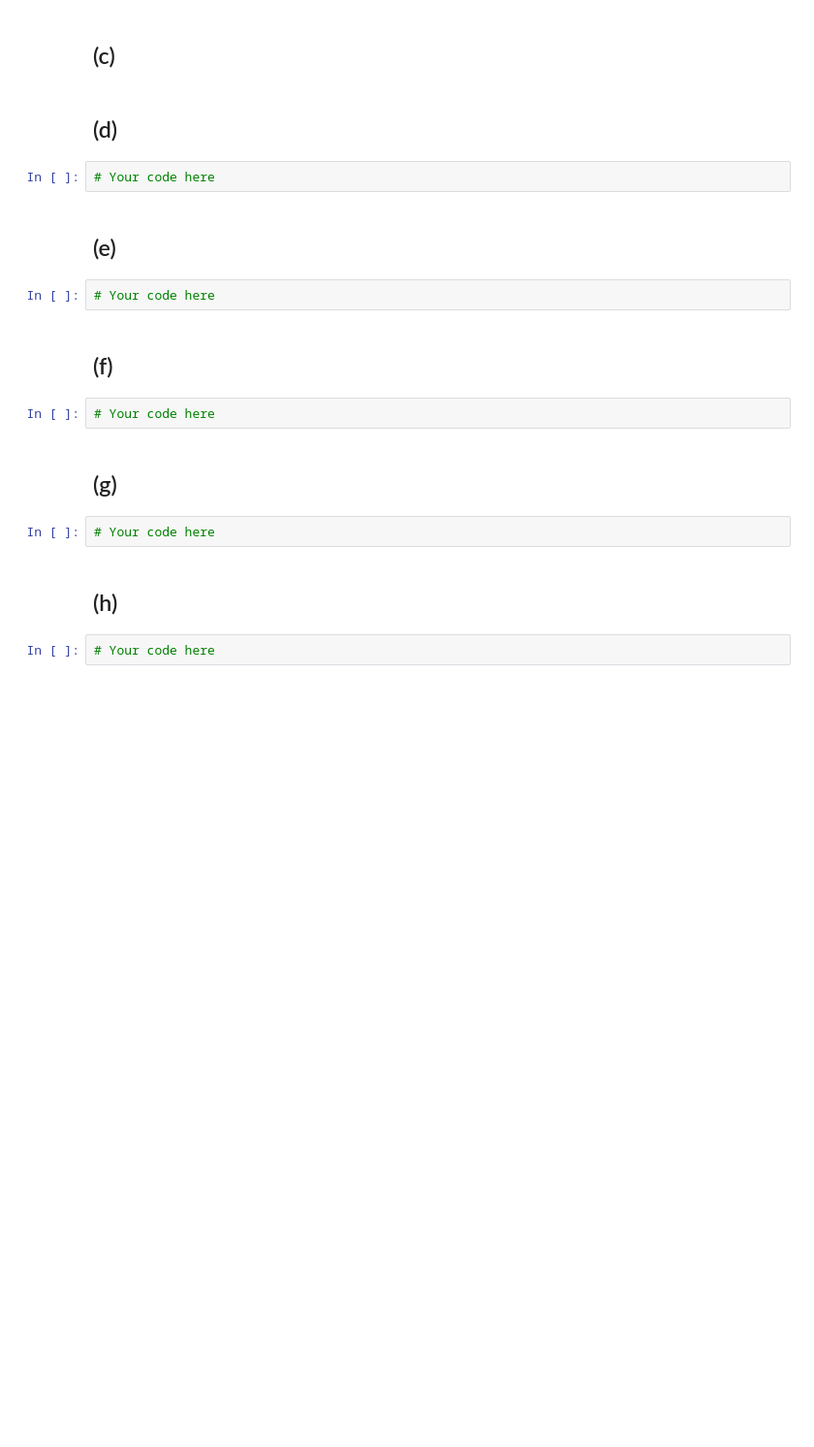
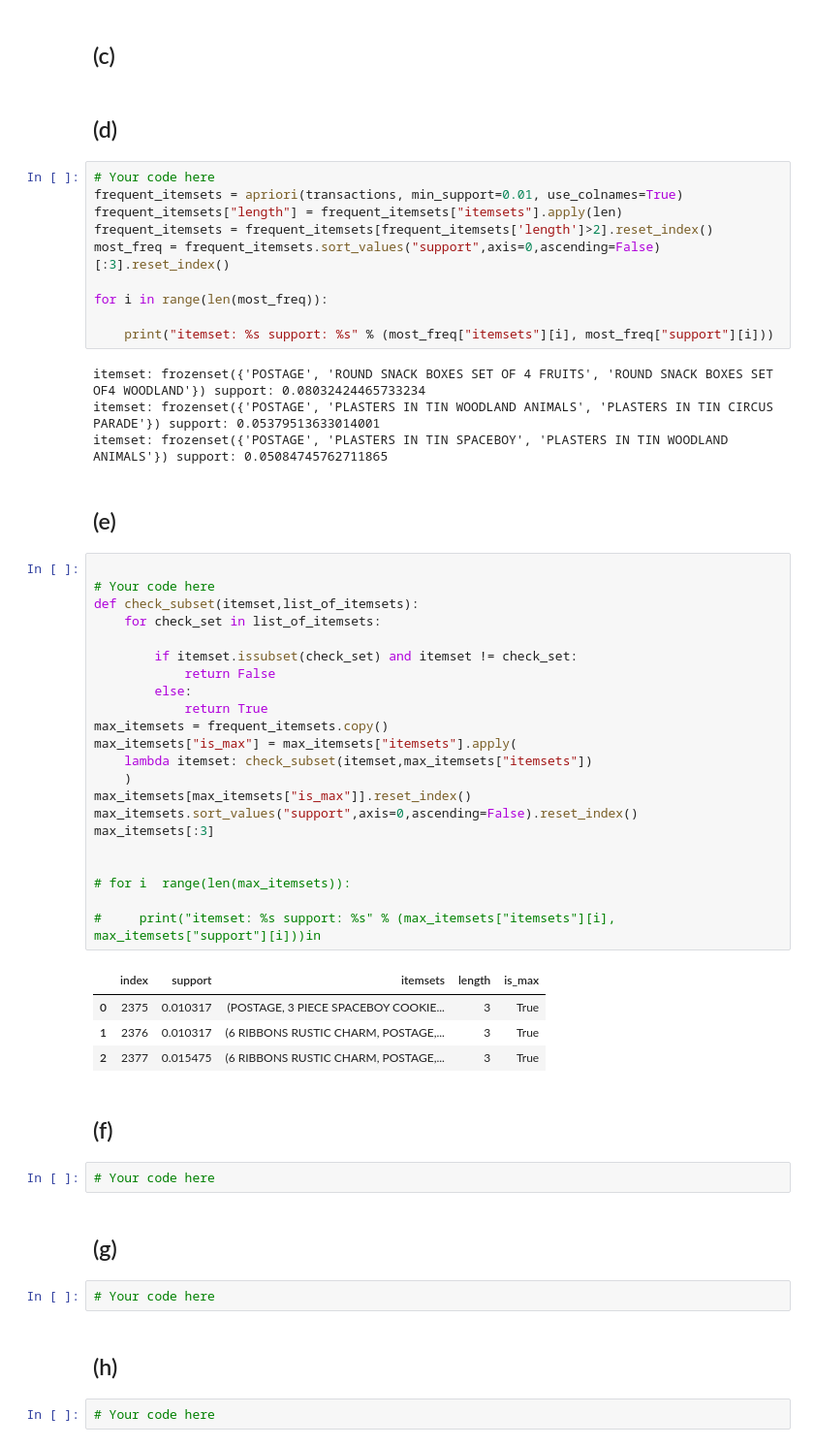
Before and after one commit to dxvidnrt/DataScience, a Jupyter notebook: assign2/01_frequent_itemsets_and_association_rules.ipynb, the cells around one changed output. Shown at 97% size. Cells and saved outputs as stored; diff of their text form; blank space fills up the shorter version.

```diff
--- a/assign2/01_frequent_itemsets_and_association_rules.ipynb
+++ b/assign2/01_frequent_itemsets_and_association_rules.ipynb
@@ -29,10 +136,47 @@ n_transactions = transactions.shape[0]
 ## (d)
 # %%
 # Your code here
+frequent_itemsets = apriori(transactions, min_support=0.01, use_colnames=True)
+frequent_itemsets["length"] = frequent_itemsets["itemsets"].apply(len)
+frequent_itemsets = frequent_itemsets[frequent_itemsets['length']>2].reset_index()
+most_freq = frequent_itemsets.sort_values("support",axis=0,ascending=False)[:3].reset_index()
+
+for i in range(len(most_freq)):
+
+    print("itemset: %s support: %s" % (most_freq["itemsets"][i], most_freq["support"][i]))
+# %% [output]
+itemset: frozenset({'POSTAGE', 'ROUND SNACK BOXES SET OF 4 FRUITS', 'ROUND SNACK BOXES SET OF4 WOODLAND'}) support: 0.08032424465733234
+itemset: frozenset({'POSTAGE', 'PLASTERS IN TIN WOODLAND ANIMALS', 'PLASTERS IN TIN CIRCUS PARADE'}) support: 0.05379513633014001
+itemset: frozenset({'POSTAGE', 'PLASTERS IN TIN SPACEBOY', 'PLASTERS IN TIN WOODLAND ANIMALS'}) support: 0.05084745762711865
 # %% [markdown]
 ## (e)
 # %%
+
 # Your code here
+def check_subset(itemset,list_of_itemsets):
+    for check_set in list_of_itemsets:
+
+        if itemset.issubset(check_set) and itemset != check_set:
+            return False
+        else:
+            return True
+max_itemsets = frequent_itemsets.copy()
+max_itemsets["is_max"] = max_itemsets["itemsets"].apply(
+    lambda itemset: check_subset(itemset,max_itemsets["itemsets"])
+    )
+max_itemsets[max_itemsets["is_max"]].reset_index()
+max_itemsets.sort_values("support",axis=0,ascending=False).reset_index()
+max_itemsets[:3]
+
+
+# for i  range(len(max_itemsets)):
+
+#     print("itemset: %s support: %s" % (max_itemsets["itemsets"][i], max_itemsets["support"][i]))in
+# %% [output]
+|  | index | support | itemsets | length | is_max |
+| 0 | 2375 | 0.010317 | (POSTAGE, 3 PIECE SPACEBOY COOKIE... | 3 | True |
+| 1 | 2376 | 0.010317 | (6 RIBBONS RUSTIC CHARM, POSTAGE,... | 3 | True |
+| 2 | 2377 | 0.015475 | (6 RIBBONS RUSTIC CHARM, POSTAGE,... | 3 | True |
 # %% [markdown]
 ## (f)
 # %%
```
Also changed, not shown: parts of 5 cells of this notebook, 1 other file.
